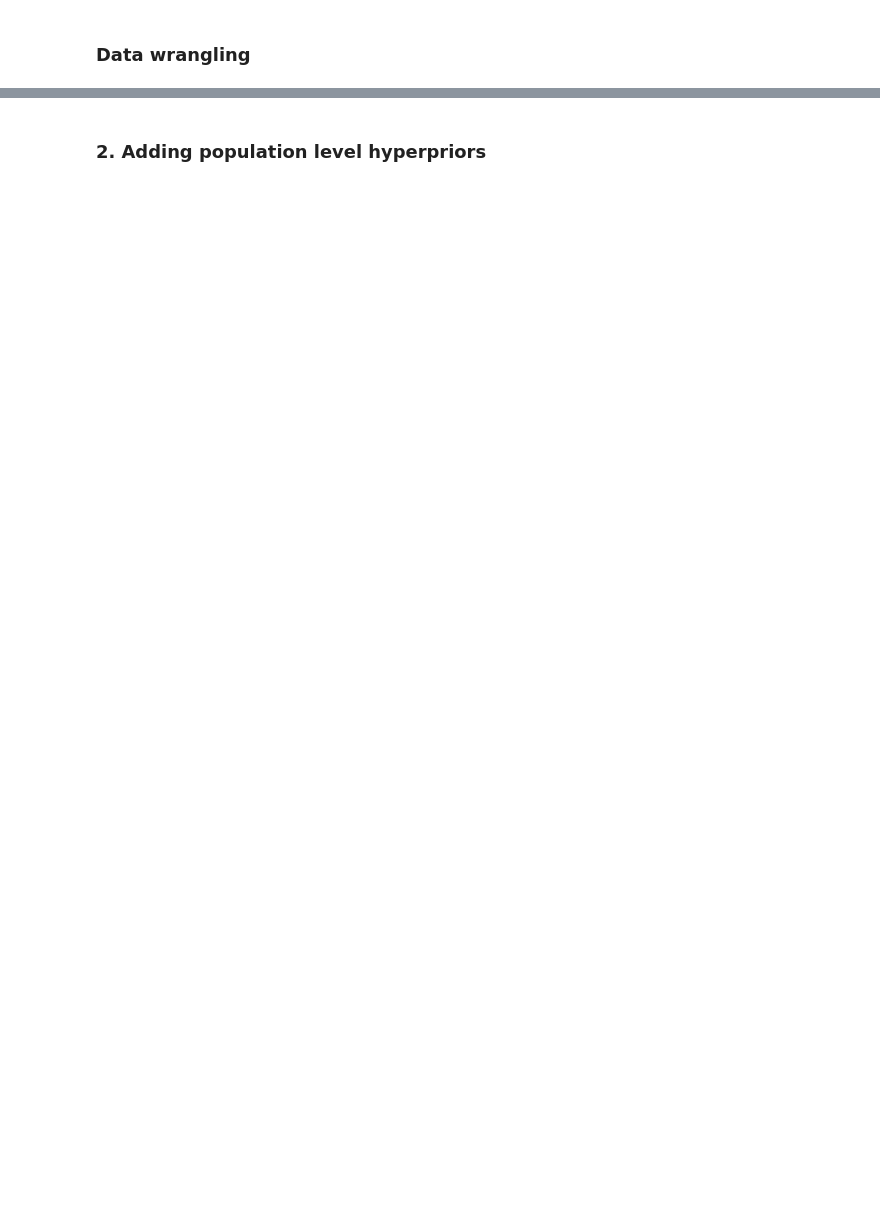
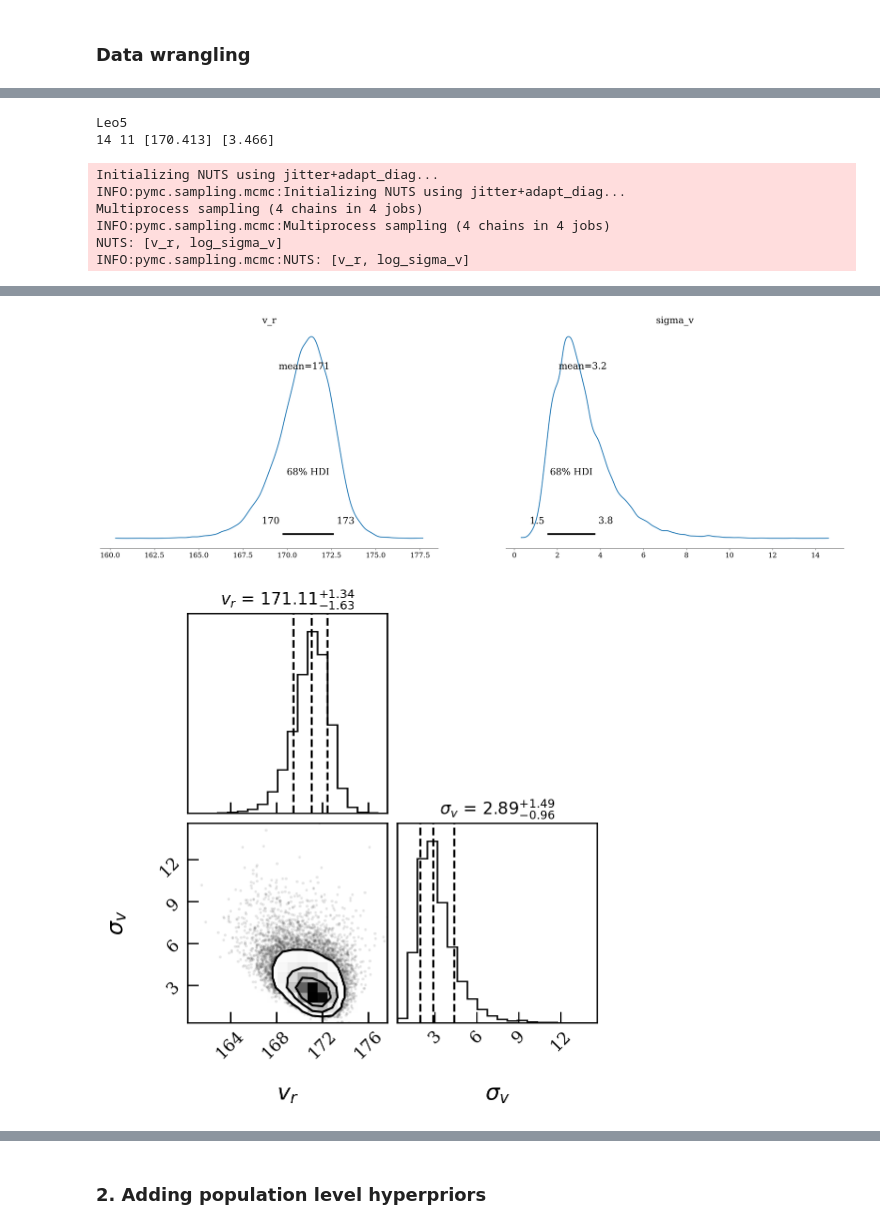
Before and after one commit to camchiu/dwarfs_hierarchical, a Jupyter notebook: final_project.ipynb, the cells around one changed output, grey strips where cells are left out. Drawn from its saved outputs; the diff is of its cells as text; code cells hidden in the pictures; blank space fills up the shorter version.

```diff
--- a/final_project.ipynb
+++ b/final_project.ipynb
@@ -224,0 +181,21 @@ INFO:pymc.sampling.mcmc:NUTS: [v_r, log_sigma_v]
+# %%
+for ii in range(len(galaxies)):
+    gal_name = galaxies[ii]
+    gal = stars[(stars["Galaxy"] == gal_name) & (stars["Pmem"] > 0.5) & (stars["Var"] != 1) & (stars["rhalf"] <= 2)]
+    gal_global = systems[systems["Name2"] == gal_name]
+    print(ii, len(gal), gal_global["vhel"].values, gal_global["sigma"].values)
+
+    if len(gal) > 10:
+        model, trace, summary, fig, vr_vals, sigma_vals = velocity_mcmc(gal["v"].values, gal["verr"].values, vr_guess = gal_global["vhel"].values[0], sig_guess = gal_global["sigma"].values[0])
+    else:
+        vr_vals, sigma_vals = [np.nan, np.nan, np.nan], [np.nan, np.nan, np.nan]
+
+    systems.loc[ii, "vsys_1"]   = vr_vals[1]
+    systems.loc[ii, "vsys_1ep"] = vr_vals[2] - vr_vals[1]
+    systems.loc[ii, "vsys_1em"] = vr_vals[1] - vr_vals[0]
+
+    systems.loc[ii, "vdisp_1"]   = sigma_vals[1]
+    systems.loc[ii, "vdisp_1ep"] = sigma_vals[2] - sigma_vals[1]
+    systems.loc[ii, "vdisp_1em"] = sigma_vals[1] - sigma_vals[0]
+
+    systems.loc[ii, "Nstar"] = len(gal)
@@ -224,0 +204,32 @@ INFO:pymc.sampling.mcmc:NUTS: [v_r, log_sigma_v]
+# %%
+for ii in [14]:
+    gal_name = galaxies[ii]
+    print(gal_name)
+    gal = stars[(stars["Galaxy"] == gal_name) & (stars["Pmem"] > 0.5) & (stars["Var"] != 1) & (stars["rhalf"] <= 2)]
+    gal_global = systems[systems["Name2"] == gal_name]
+    print(ii, len(gal), gal_global["vhel"].values, gal_global["sigma"].values)
+
+    if len(gal) > 10:
+        model, trace, summary, fig, vr_vals, sigma_vals = velocity_mcmc(gal["v"].values, gal["verr"].values, vr_guess = gal_global["vhel"].values[0], sig_guess = gal_global["sigma"].values[0])
+
+    else:
+        vr_vals, sigma_vals = [np.nan, np.nan, np.nan], [np.nan, np.nan, np.nan]
+
+    systems.loc[ii, "vsys_1"]   = vr_vals[1]
+    systems.loc[ii, "vsys_1ep"] = vr_vals[2] - vr_vals[1]
+    systems.loc[ii, "vsys_1em"] = vr_vals[1] - vr_vals[0]
+
+    systems.loc[ii, "vdisp_1"]   = sigma_vals[1]
+    systems.loc[ii, "vdisp_1ep"] = sigma_vals[2] - sigma_vals[1]
+    systems.loc[ii, "vdisp_1em"] = sigma_vals[1] - sigma_vals[0]
+
+    systems.loc[ii, "Nstar"] = len(gal)
+# %% [output]
+Leo5
+14 11 [170.413] [3.466]
+Initializing NUTS using jitter+adapt_diag...
+INFO:pymc.sampling.mcmc:Initializing NUTS using jitter+adapt_diag...
+Multiprocess sampling (4 chains in 4 jobs)
+INFO:pymc.sampling.mcmc:Multiprocess sampling (4 chains in 4 jobs)
+NUTS: [v_r, log_sigma_v]
+INFO:pymc.sampling.mcmc:NUTS: [v_r, log_sigma_v]
@@ -224,0 +249,2 @@ INFO:pymc.sampling.mcmc:NUTS: [v_r, log_sigma_v]
+[figure, added]
+[figure, added]
```
Also changed, not shown: parts of 31 cells of this notebook.
